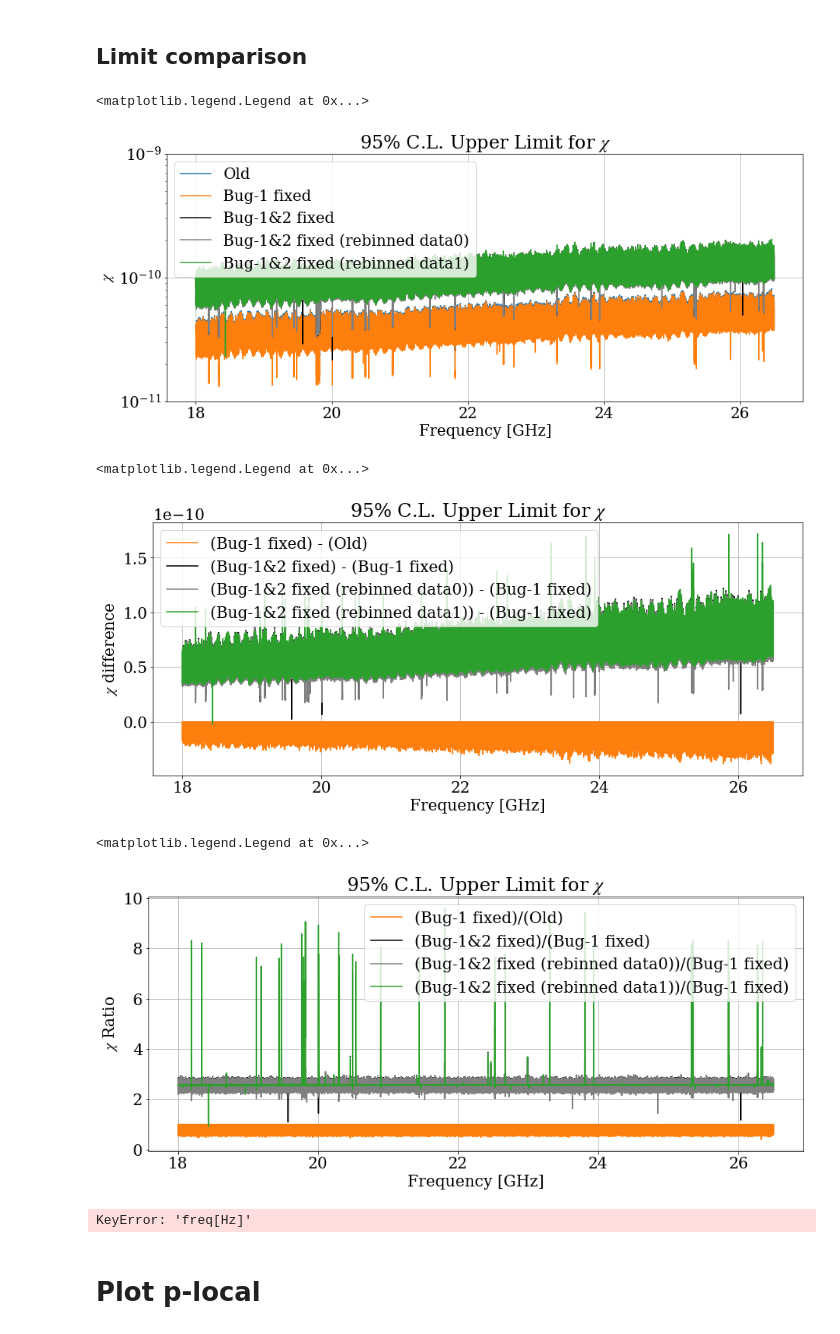
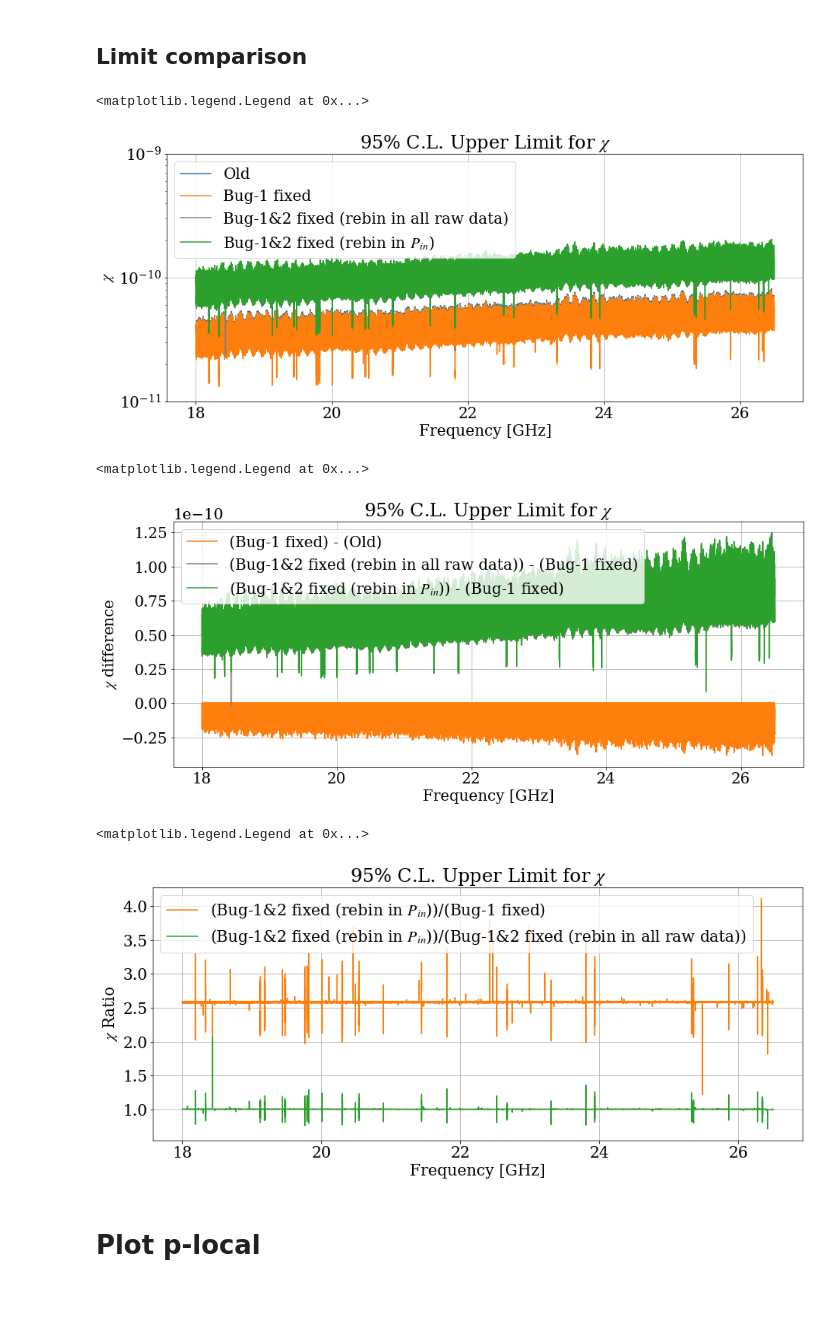
Before and after one commit to sadachi5/dosue-k, a Jupyter notebook: quick_plot.ipynb, the cells around one changed output. Cells and saved outputs as stored; diff of their text form; code cells hidden in the pictures; blank space fills up the shorter version.

```diff
--- a/quick_plot.ipynb
+++ b/quick_plot.ipynb
@@ -241,12 +241,27 @@ indir       = "./output/result_data_newrebin/fit_result/"
 #'''
 
 # New fit with new rebinning method (rebinmethod=1)
-#'''
+'''
 out_path = "/data/ms2840a/result_data/chi_limit_final4_newrebin1.csv"
 #indir_check = "./output/result_data_newrebin1/fit_result3/"
 indir_check = "./output/result_data_newrebin1/fit_result3/after_add"
 indir       = "./output/result_data_newrebin1/fit_result3/"
 #'''
+
+# New fit with new rebinning method (rebinmethod=1)
+'''
+out_path = "/data/ms2840a/result_data/chi_limit_final5_newrebin1.csv"
+indir_check = "./output/result_data_newrebin1/fit_result4/after_add"
+indir       = "./output/result_data_newrebin1/fit_result4/"
+#'''
+
+# New fit with newrebin2 (rebinmethod=1, rebin after get_original_signal)
+#'''
+out_path = "/data/ms2840a/result_data/chi_limit_final_newrebin2.csv"
+indir_check = "./output/result_data_newrebin2/fit_result/after_add"
+indir       = "./output/result_data_newrebin2/fit_result/"
+#'''
+
 
 freqGHz_min = 18. # GHz
 freqGHz_max = 26.5 # GHz
@@ -287,6 +302,15 @@ with open(out_path, "w") as f:
                 zero = np.full(len(data['P']), 0)
                 val = np.max([data["P"],zero], axis=0) + sigma_95CL*data["P_err"]
                 pass
+            # Check fit result
+            n_nan = np.sum(np.isnan(data['P_err']))
+            if n_nan > 0:
+                print(f'WARNING! There are Nan values ({n_nan} fits) in P_err! start+freq = {start} GHz')
+                pass
+            n_fail = np.sum(~data['success'])
+            if n_fail > 0:
+                print(f'WARNING! There is failed fits ({n_fail} fits)! start+freq = {start} GHz')
+                pass
 
             # Upper limit on P_DP (val) --> Upper limit on Chi + syst. uncertaintis (1.103)
             #chi = (1.+chi_syst_total) * 1.4e-10 * (val * eta_win(data["freq_0"]/1e9) / 1e-19)**0.5 * (1e-3 / (A_geom*eta_eff))**0.5
@@ -349,19 +373,25 @@ label1 = 'Bug-1 fixed'
 # New fit with new rebinning method
 data2 = func.csv_to_array("/data/ms2840a/result_data/chi_limit_final3_newrebin.csv")
 label2 = 'Bug-1&2 fixed'
-# New fit with new rebined data (rebinmethod=0)
-data3 = func.csv_to_array("/data/ms2840a/result_data/chi_limit_final4_newrebin.csv")
-label3 = 'Bug-1&2 fixed (rebinned data0)'
 # New fit with new rebined data (rebinmethod=1)
-data4 = func.csv_to_array("/data/ms2840a/result_data/chi_limit_final4_newrebin1.csv")
-label4 = 'Bug-1&2 fixed (rebinned data1)'
+data3 = func.csv_to_array("/data/ms2840a/result_data/chi_limit_final5_newrebin1.csv")
+label3 = 'Bug-1&2 fixed (rebin in all raw data)'
+# New fit with new rebined data (rebinmethod=1)
+#data4 = func.csv_to_array("/data/ms2840a/result_data/chi_limit_final4_newrebin1.csv")
+#label4 = 'Bug-1&2 fixed (rebinned data1)'
+# New fit with new rebined data (rebinmethod=1)
+#data4 = func.csv_to_array("/data/ms2840a/result_data/chi_limit_final5_newrebin1.csv")
+#label4 = 'Bug-1&2 fixed (rebinned data1)'
+# New fit with newrebin2 (rebinmethod=1, rebin after get_original_signal)
+data4 = func.csv_to_array("/data/ms2840a/result_data/chi_limit_final_newrebin2.csv")
+label4 = 'Bug-1&2 fixed (rebin in $P_{in}$)'
 # %%
 plt.figure(figsize=(15,6))
 plt.rcParams["font.size"] = 20
 
 plt.plot(data0["freq"], data0["chi"], color="tab:blue", label=label0)
 plt.plot(data1["freq"], data1["chi"], color="tab:orange", label=label1)
-plt.plot(data2["freq"], data2["chi"], color="black", label=label2)
+#plt.plot(data2["freq"], data2["chi"], color="black", label=label2)
 plt.plot(data3["freq"], data3["chi"], color="gray", label=label3)
 plt.plot(data4["freq"], data4["chi"], color="tab:green", label=label4)
 
@@ -374,32 +404,35 @@ plt.ylim([1e-11, 1e-9])
 plt.legend()
 # %% [output]
 <matplotlib.legend.Legend at 0x...>
-[figure, old version]
+[figure, new version]
 # %%
 plt.figure(figsize=(15,6))
 plt.rcParams["font.size"] = 20
 
 plt.plot(data0["freq"], data1["chi"]-data0['chi'], color="tab:orange", label=f'({label1}) - ({label0})')
-plt.plot(data2["freq"], data2["chi"]-data1["chi"], color="black", label=f'({label2}) - ({label1})')
+#plt.plot(data2["freq"], data2["chi"]-data1["chi"], color="black", label=f'({label2}) - ({label1})')
 plt.plot(data3["freq"], data3["chi"]-data1["chi"], color="gray", label=f'({label3}) - ({label1})')
 plt.plot(data4["freq"], data4["chi"]-data1["chi"], color="tab:green", label=f'({label4}) - ({label1})')
 
 plt.grid()
 plt.title(r"95% C.L. Upper Limit for $\chi$")
 plt.ylabel(r"$\chi$ difference")
 plt.xlabel("Frequency [GHz]")
 plt.legend()
 # %% [output]
 <matplotlib.legend.Legend at 0x...>
-[figure, old version]
+[figure, new version]
 # %%
 plt.figure(figsize=(15,6))
 plt.rcParams["font.size"] = 20
 
-plt.plot(data0["freq"], data1["chi"]/data0['chi'], color="tab:orange", label=f'({label1})/({label0})')
-plt.plot(data2["freq"], data2["chi"]/data1["chi"], color="black", label=f'({label2})/({label1})')
-plt.plot(data3["freq"], data3["chi"]/data1["chi"], color="gray", label=f'({label3})/({label1})')
-plt.plot(data4["freq"], data4["chi"]/data1["chi"], color="tab:green", label=f'({label4})/({label1})')
+#plt.plot(data0["freq"], data1["chi"]/data0['chi'], color="tab:orange", label=f'({label1})/({label0})')
+#plt.plot(data2["freq"], data2["chi"]/data1["chi"], color="black", label=f'({label2})/({label1})')
+#plt.plot(data3["freq"], data3["chi"]/data1["chi"], color="gray", label=f'({label3})/({label1})')
+#plt.plot(data4["freq"], data4["chi"]/data1["chi"], color="tab:green", label=f'({label4})/({label1})')
+
+plt.plot(data4["freq"], data4["chi"]/data1["chi"], color="tab:orange", label=f'({label4})/({label1})')
+plt.plot(data4["freq"], data4["chi"]/data3["chi"], color="tab:green", label=f'({label4})/({label3})')
 
 plt.grid()
 plt.title(r"95% C.L. Upper Limit for $\chi$")
@@ -408,9 +441,4 @@ plt.xlabel("Frequency [GHz]")
 plt.legend()
 # %% [output]
 <matplotlib.legend.Legend at 0x...>
-[figure, old version]
+[figure, new version]
-# %%
-data = func.csv_to_array("/data/ms2840a/result_data/chi_limit.csv")
-plt.plot(data["freq[Hz]"], data["chi"])
-# %% [output]
-KeyError: 'freq[Hz]'
```
Also changed, not shown: parts of 24 cells of this notebook, 12 other files.
